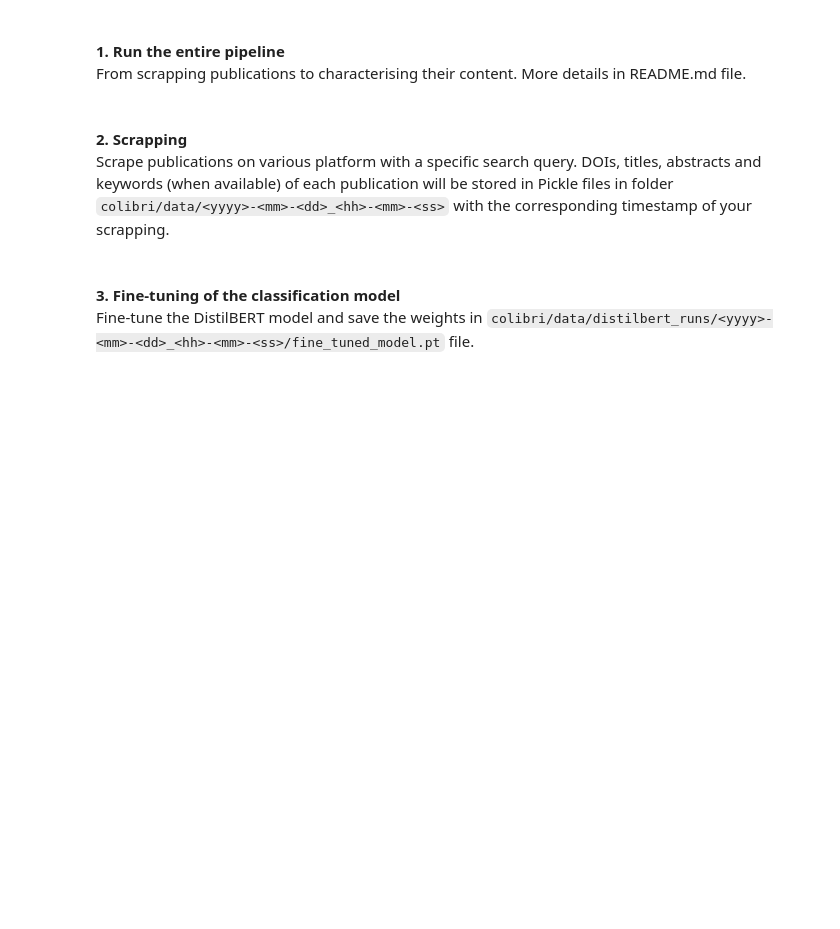
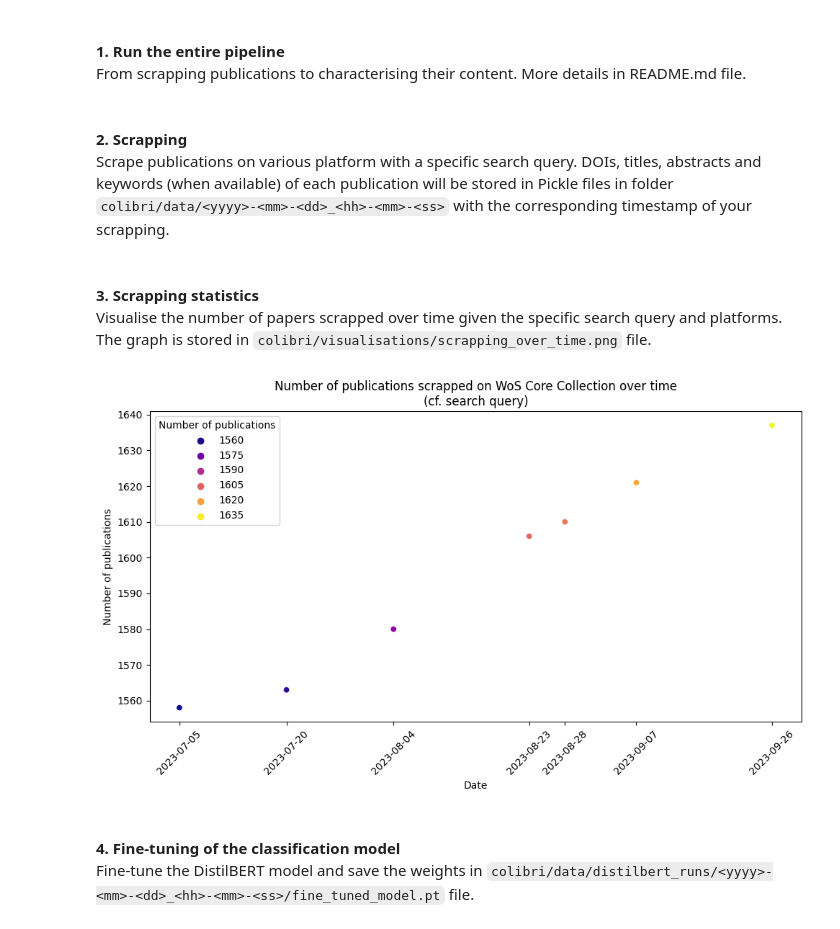
Before and after one commit to emilraducanu/colibri, a Jupyter notebook: playground/playground.ipynb, the cells around one changed output. Cells and saved outputs as stored; diff of their text form; code cells hidden in the pictures; blank space fills up the shorter version.

Commit message:
Update scrapping statistics

```diff
--- a/playground/playground.ipynb
+++ b/playground/playground.ipynb
@@ -43,10 +43,19 @@ src.wrapper.run_pipeline(search_query, platforms)
 Scrape publications on various platform with a specific search query. DOIs, titles, abstracts and keywords (when available) of each publication will be stored in Pickle files in folder `colibri/data/<yyyy>-<mm>-<dd>_<hh>-<mm>-<ss>` with the corresponding timestamp of your scrapping.
 # %%
 src.scrapper.scrape(search_query, platforms)
+# %% [markdown]
+<br/>
+
+**3. Scrapping statistics** <br/>
+Visualise the number of papers scrapped over time given the specific search query and platforms. The graph is stored in `colibri/visualisations/scrapping_over_time.png` file.
+# %%
+src.scrapper.scrapping_over_time()
+# %% [output]
+[figure, added]
 # %% [markdown]
 <br/>
 
-**3. Fine-tuning of the classification model** <br/>
+**4. Fine-tuning of the classification model** <br/>
 Fine-tune the DistilBERT model and save the weights in `colibri/data/distilbert_runs/<yyyy>-<mm>-<dd>_<hh>-<mm>-<ss>/fine_tuned_model.pt` file.
 # %%
 config = {
```
Also changed, not shown: 5 other files.
